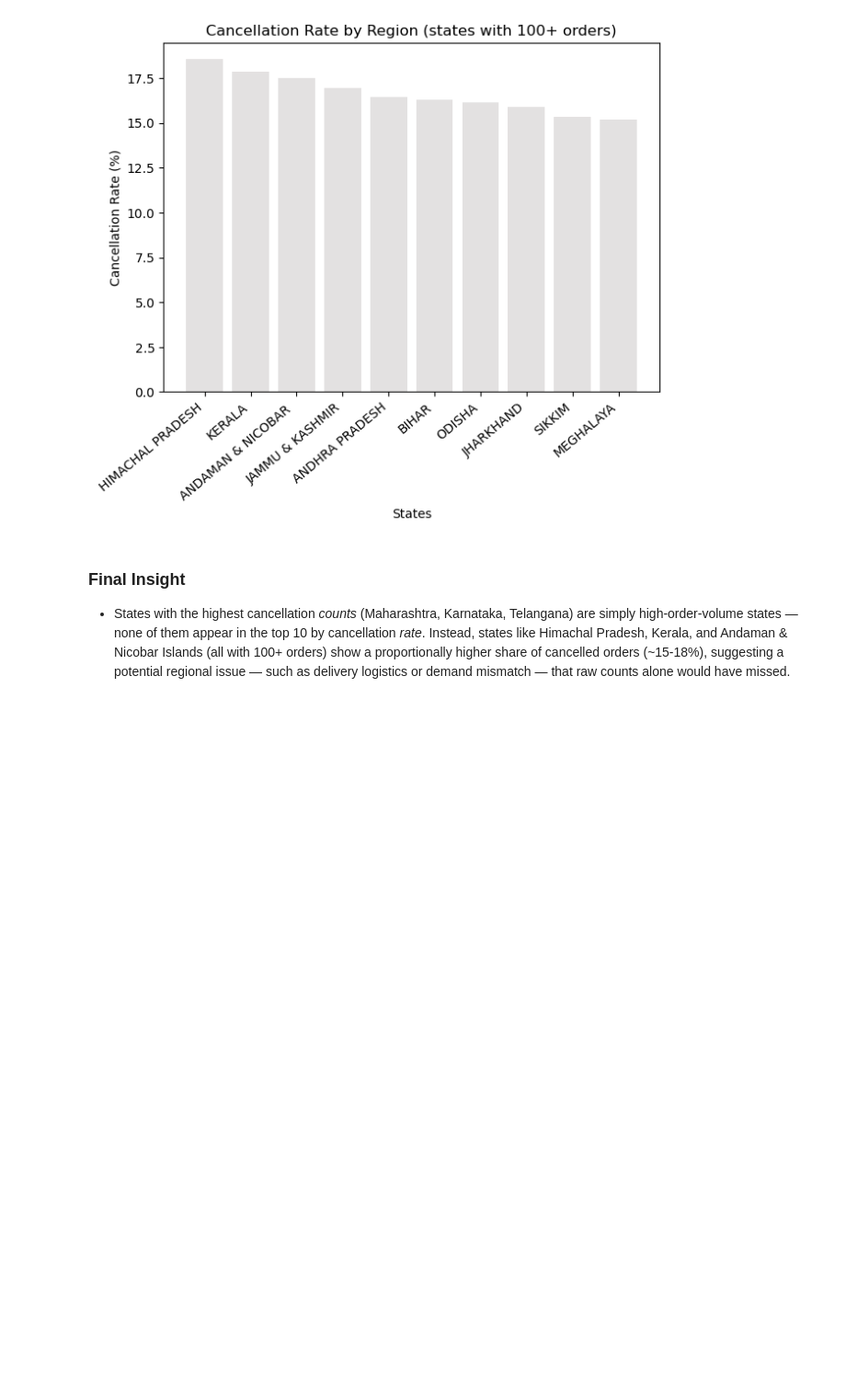
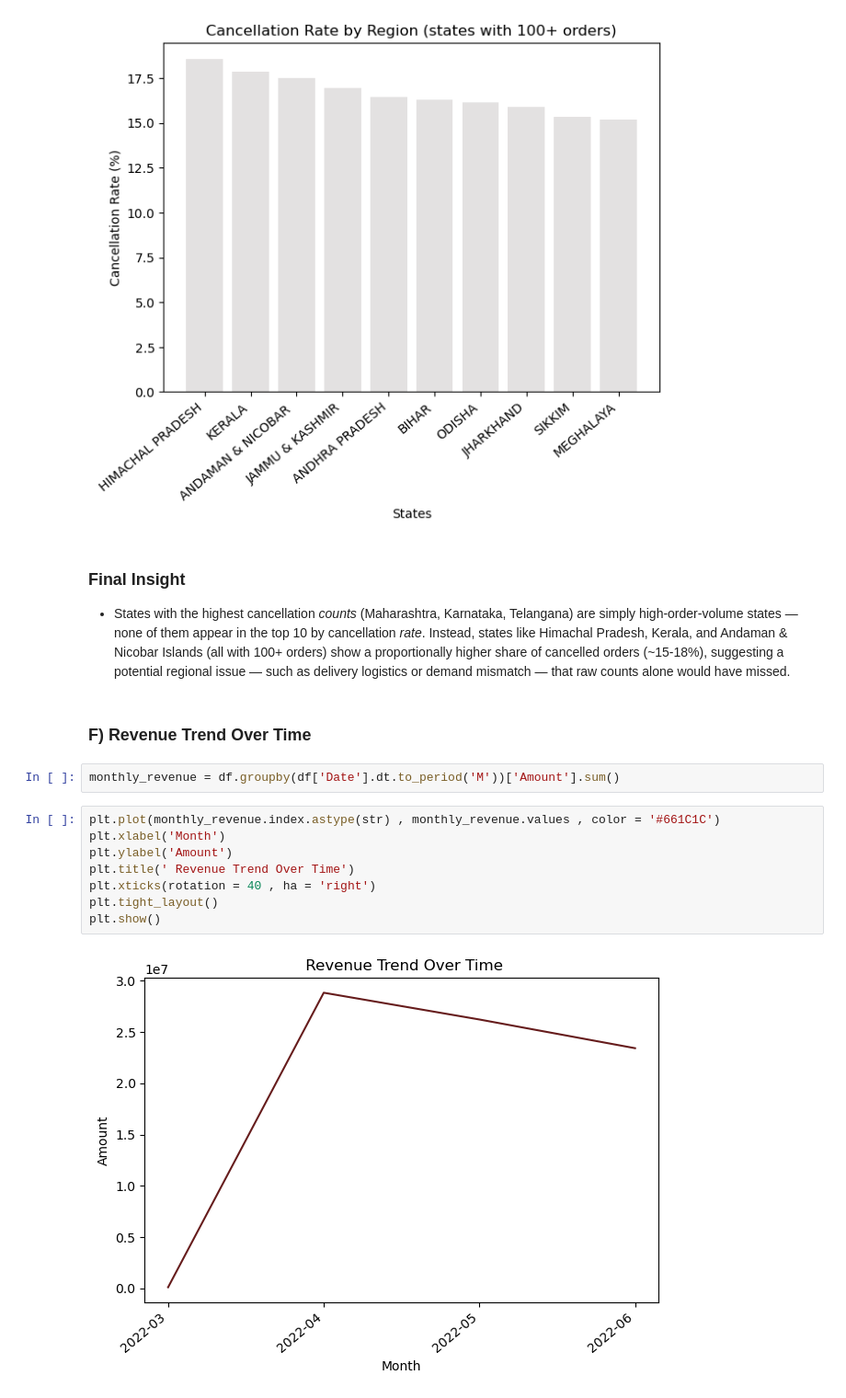
Before and after one commit to sayali-devkar/amazon-sales-analysis, a Jupyter notebook: notebooks/amazon_sales_analysis.ipynb, the cells around one changed output. Shown at 92% size. Saved outputs shown, nothing was run; the diff lists cells and outputs as text; blank space fills up the shorter version.

Commit message:
Add Q5: revenue trend over time with root cause analysis

```diff
--- a/notebooks/amazon_sales_analysis.ipynb
+++ b/notebooks/amazon_sales_analysis.ipynb
@@ -459,3 +459,17 @@ plt.show()
 # %% [markdown]
 ### Final Insight
 - States with the highest cancellation *counts* (Maharashtra, Karnataka, Telangana) are simply high-order-volume states — none of them appear in the top 10 by cancellation *rate*. Instead, states like Himachal Pradesh, Kerala, and Andaman & Nicobar Islands (all with 100+ orders) show a proportionally higher share of cancelled orders (~15-18%), suggesting a potential regional issue — such as delivery logistics or demand mismatch — that raw counts alone would have missed.
+# %% [markdown]
+### **F) Revenue Trend Over Time**
+# %%
+monthly_revenue = df.groupby(df['Date'].dt.to_period('M'))['Amount'].sum()
+# %%
+plt.plot(monthly_revenue.index.astype(str) , monthly_revenue.values , color = '#661C1C')
+plt.xlabel('Month')
+plt.ylabel('Amount')
+plt.title(' Revenue Trend Over Time')
+plt.xticks(rotation = 40 , ha = 'right')
+plt.tight_layout()
+plt.show()
+# %% [output]
+[figure, added]
```
Also changed, not shown: parts of 6 cells of this notebook.
